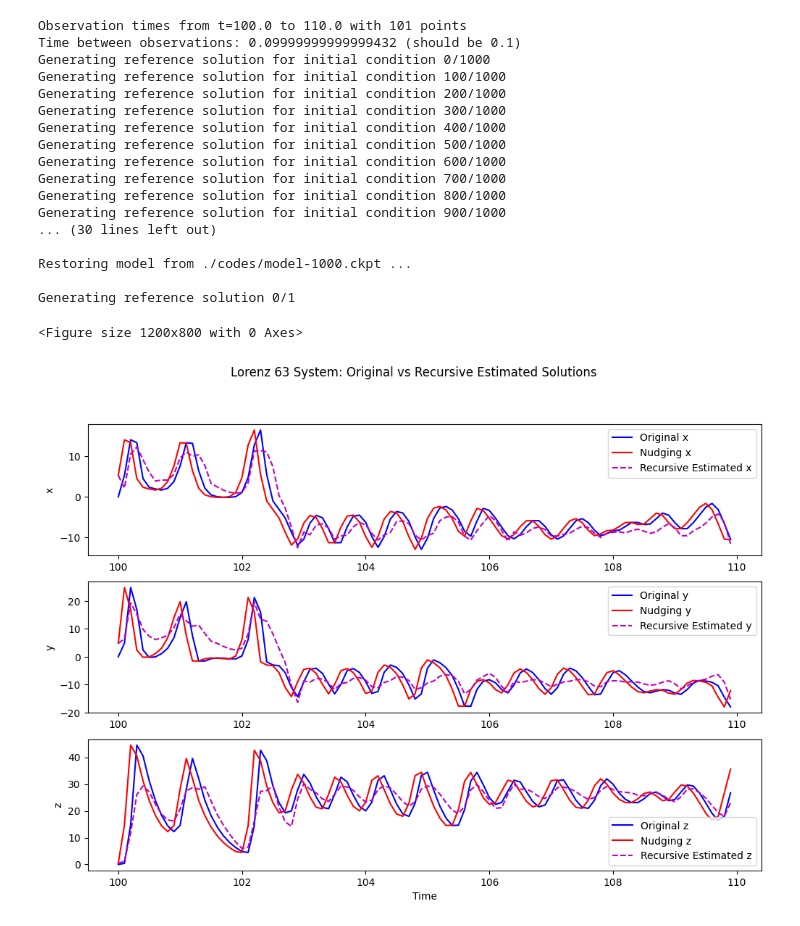
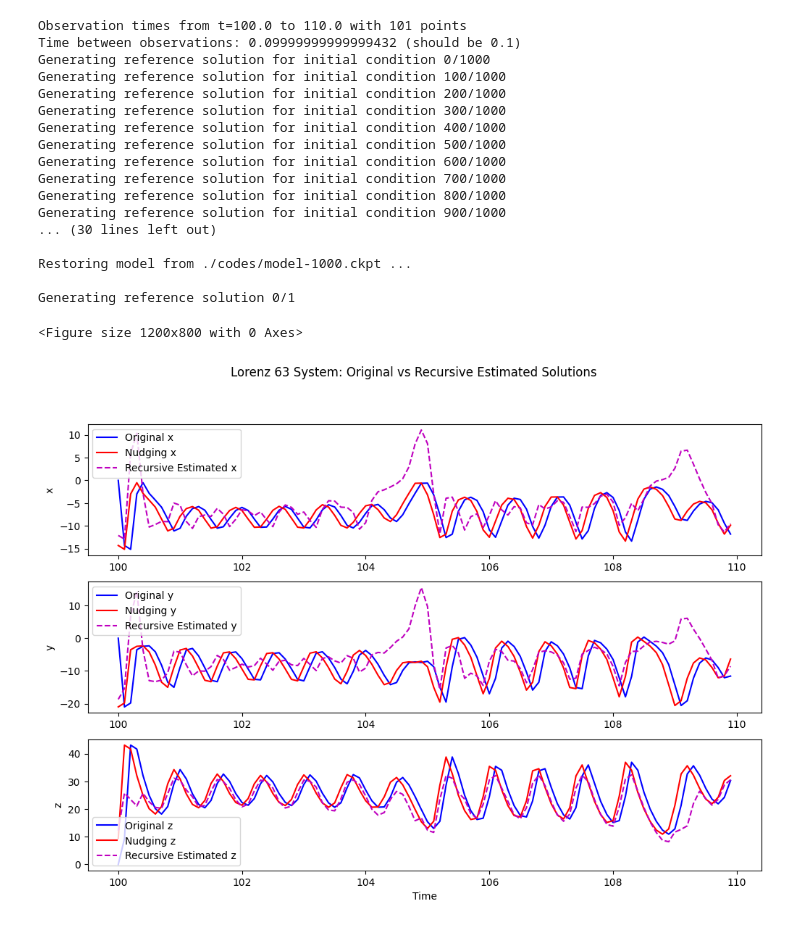
Before and after one commit to Zeusfire2058/code_stuff_woo, a Jupyter notebook: Lorenz_63.ipynb, the cells around one changed output. Saved outputs shown, nothing was run; the diff lists cells and outputs as text; code cells hidden in the pictures.

Commit message:
Changed the way I do the test to be written the same way as previously. Still has the same issue

```diff
--- a/Lorenz_63.ipynb
+++ b/Lorenz_63.ipynb
@@ -221,6 +221,7 @@ def test_lorenz_with_nudging():
 
     input_test_samples = [] # stores <num_reference_solutions> many (x_bar, y_bar, z_bar, observed x) @ time t
     output_test_samples = [] # stores <num_reference_solutions> many (x_bar, y_bar, z_bar) @ time t+1
+    recursive_predictions = []
 
     for i in range(1):
         # Display progress of generating solutions
@@ -253,19 +254,45 @@ def test_lorenz_with_nudging():
             input_test_samples.append(input_pair)
             output_test_samples.append(next_state)
 
+        # Create training pairs (Algorithm 3.2)
+        for k in range(len(observation_times) - 1): #-2 to make it the same length as others
+
+
+            current_state = nudged_solution[k]
+            current_obs = x_observed[k, 1]  # x(t_k)
+            current_input = np.concatenate([current_state, [current_obs]])
+
+    # Reshape the input to match the model's expected input shape (batch_size, input_dim)
+            current_input = current_input.reshape(1, -1)
+
+    # Predict the next state: w(t_{k+1})
+            next_state_prediction = model_63.predict(current_input)
+
+    # Extract the predicted state (remove the batch dimension)
+            next_state_prediction = next_state_prediction[0]
+
+    # Store the prediction
+            recursive_predictions.append(next_state_prediction)
+
+    # Update the current state for the next iteration
+            current_state = next_state_prediction
+
+
+
     # Convert to numpy arrays
     input_test_data = np.array(input_test_samples)
     output_test_data = np.array(output_test_samples)
+    recursive_pred_data = np.array(recursive_predictions)
 
-    return input_test_data, output_test_data
+    return input_test_data, output_test_data, recursive_pred_data
 
 # Run the test simulation for graphs
-original_test, nudged_test = test_lorenz_with_nudging()
+original_test, nudged_test, recursive_test = test_lorenz_with_nudging()
 
 ###############################################################################
 
-# Load the saved model weights
 
+'''
 # Get the initial state from the nudged solution of the test data
 initial_state = nudged_test[0]
 
@@ -298,14 +325,12 @@ for k in range(len(observation_times) - 2): #-2 to make it the same length as ot
 
     # Update the current state for the next iteration
     current_state = next_state_prediction
-
-# Convert the list of predictions to a numpy array
-recursive_predictions = np.array(recursive_predictions)
+'''
 
 # Extract the components for plotting
-x_recursive = recursive_predictions[:, 0]
-y_recursive = recursive_predictions[:, 1]
-z_recursive = recursive_predictions[:, 2]
+x_recursive = recursive_test[:, 0]
+y_recursive = recursive_test[:, 1]
+z_recursive = recursive_test[:, 2]
 t = observation_times[:len(original_test)]
 
 # Plotting the results
@@ -330,31 +355,31 @@ plt.legend()
 # Plot z components
 plt.subplot(3, 1, 3)
 plt.plot(t, original_test[:, 2], 'b-', label='Original z')
 plt.plot(t, nudged_test[:, 2], 'r-', label = 'Nudging z')
 plt.plot(t, z_recursive, 'm--', label='Recursive Estimated z')
 plt.ylabel('z')
 plt.xlabel('Time')
 plt.legend()
 
 plt.suptitle('Lorenz 63 System: Original vs Recursive Estimated Solutions')
 plt.show()
 # %% [output]
 Observation times from t=100.0 to 110.0 with 101 points
 Time between observations: 0.09999999999999432 (should be 0.1)
 Generating reference solution for initial condition 0/1000
 Generating reference solution for initial condition 100/1000
 Generating reference solution for initial condition 200/1000
 Generating reference solution for initial condition 300/1000
 Generating reference solution for initial condition 400/1000
 Generating reference solution for initial condition 500/1000
 Generating reference solution for initial condition 600/1000
 Generating reference solution for initial condition 700/1000
 Generating reference solution for initial condition 800/1000
 Generating reference solution for initial condition 900/1000
 ... (30 lines left out)
 
 Restoring model from ./codes/model-1000.ckpt ...
 
 Generating reference solution 0/1
 <Figure size 1200x800 with 0 Axes>
-[figure, old version]
+[figure, new version]
```
